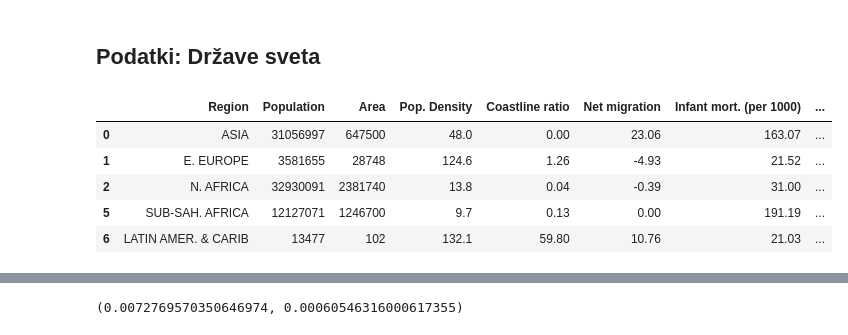
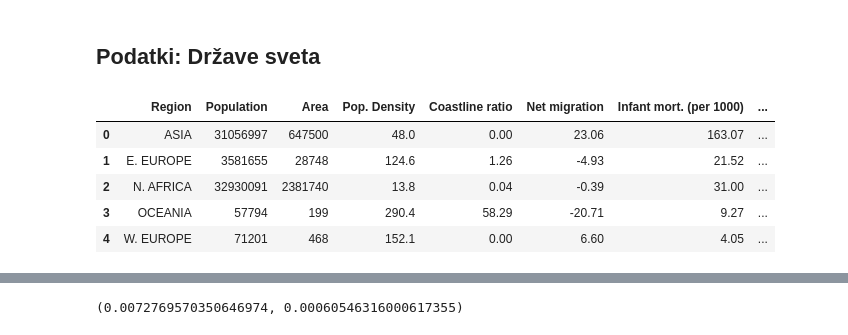
Before and after one commit to simejanko/mag-multidim-proj-visualisation, a Jupyter notebook: showcases/tab_exploration.ipynb, the cells around one changed output, grey strips where cells are left out. Cells and saved outputs as stored; diff of their text form; code cells hidden in the pictures.

```diff
--- a/showcases/tab_exploration.ipynb
+++ b/showcases/tab_exploration.ipynb
@@ -390,34 +390,61 @@ tab_explorer.plot_static(avoid_overlaps=True, classes = clusters)
 Seveda je tu problem, da je predpostavka o normalnosti kršena, vendar pa se to lahko zgodi tudi pri resničnih podatkih. Prav tako opazimo, da uporaba pragu reprezentativnosti ni izbrisala napisa na prvi skupini. Ta problem na večjih podatkih z večimi skupinami postane manj prisoten, saj tam primerjava znotraj in zunaj skupine ni ekvivalentna primerjavi dveh skupin.
 # %% [markdown]
 ## Podatki: Države sveta
+# %%
+from sklearn.neighbors import KNeighborsRegressor
+
+def impute(df, n=10):
+    dfc = df.copy()
+    for c in df:
+        isnull = df[c].isnull()
+        if df.dtypes[c] == object:
+            df.loc[isnull , c] = 'unknown'
+            dfc.loc[isnull , c] = 'unknown'
+        else:
+            # impute means first
+            dfc.loc[isnull, c] = dfc.loc[~isnull, c].mean()
+
+    #KNN impute after
+    for c in df:
+        if df.dtypes[c] != object:
+            isnull = df[c].isnull()
+            if np.sum(isnull) <= 0:
+                continue
+
+            X = pd.get_dummies(dfc.drop([c],axis=1)).values
+            knn = KNeighborsRegressor(n_neighbors=n)
+            knn.fit(X[~isnull] ,dfc.loc[~isnull, c])
+            df.loc[isnull, c] = knn.predict(X[isnull])
 # %%
 df = pd.read_csv('../data/countries.csv', decimal=',').drop(['Country', 'Other (%)'], axis=1)
 
 region_map = {'ASIA (EX. NEAR EAST)': 'ASIA',
               'EASTERN EUROPE': 'E. EUROPE',
               'NORTHERN AFRICA': 'N. AFRICA',
              'WESTERN EUROPE': 'W. EUROPE',
              'SUB-SAHARAN AFRICA': 'SUB-SAH. AFRICA',
              'C.W. OF IND. STATES' : 'CIS',
               'NORTHERN AMERICA': 'N. AMERICA'
              }
 df['Region'] = df['Region'].str.strip().replace(region_map)
 df = df.astype({'Climate': object, 'Region': object})
-df.loc[df.Climate.isnull() , 'Climate'] = 'unknown'
-df = df.dropna(axis=0)
+#df.loc[df.Climate.isnull() , 'Climate'] = 'unknown'
+impute(df)
+
+#df = df.dropna(axis=0)
 df = df.rename(columns={'Area (sq. mi.)': 'Area',
                    'Pop. Density (per sq. mi.)': 'Pop. Density',
                    'Coastline (coast/area ratio)': 'Coastline ratio',
                   'Infant mortality (per 1000 births)': 'Infant mort. (per 1000)',
                   'GDP ($ per capita)': 'GDP'})
 df.head()
 # %% [output]
 |  | Region | Population | Area | Pop. Density | Coastline ratio | Net migration | Infant mort. (per 1000) | ... |
 | 0 | ASIA | 31056997 | 647500 | 48.0 | 0.00 | 23.06 | 163.07 | ... |
 | 1 | E. EUROPE | 3581655 | 28748 | 124.6 | 1.26 | -4.93 | 21.52 | ... |
 | 2 | N. AFRICA | 32930091 | 2381740 | 13.8 | 0.04 | -0.39 | 31.00 | ... |
-| 5 | SUB-SAH. AFRICA | 12127071 | 1246700 | 9.7 | 0.13 | 0.00 | 191.19 | ... |
-| 6 | LATIN AMER. & CARIB | 13477 | 102 | 132.1 | 59.80 | 10.76 | 21.03 | ... |
+| 3 | OCEANIA | 57794 | 199 | 290.4 | 58.29 | -20.71 | 9.27 | ... |
+| 4 | W. EUROPE | 71201 | 468 | 152.1 | 0.00 | 6.60 | 4.05 | ... |
 # %%
 X = pd.get_dummies(standardize_continuous(df)).values.astype(np.float32)
 # %%
```
Also changed, not shown: parts of 4 cells of this notebook.
